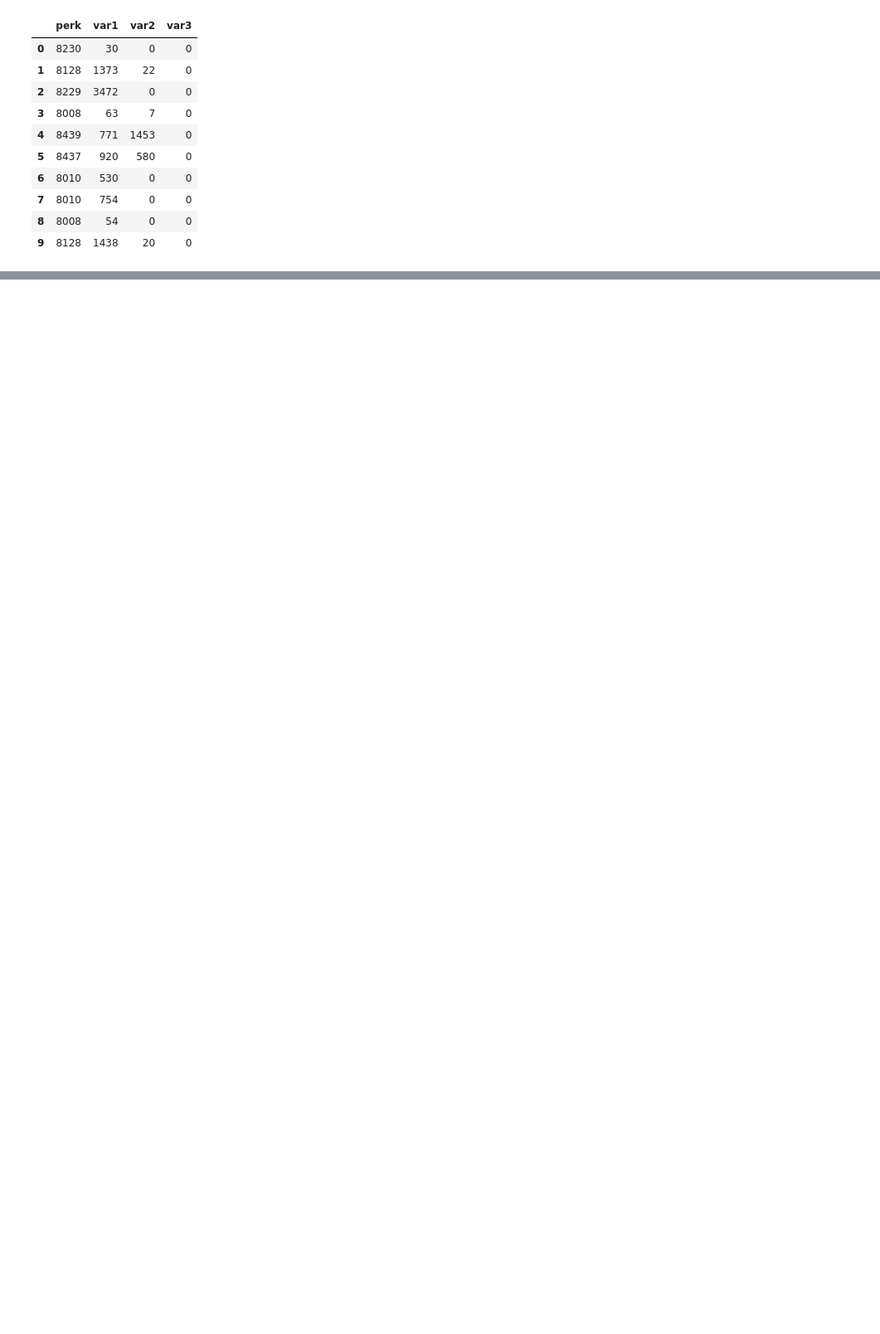
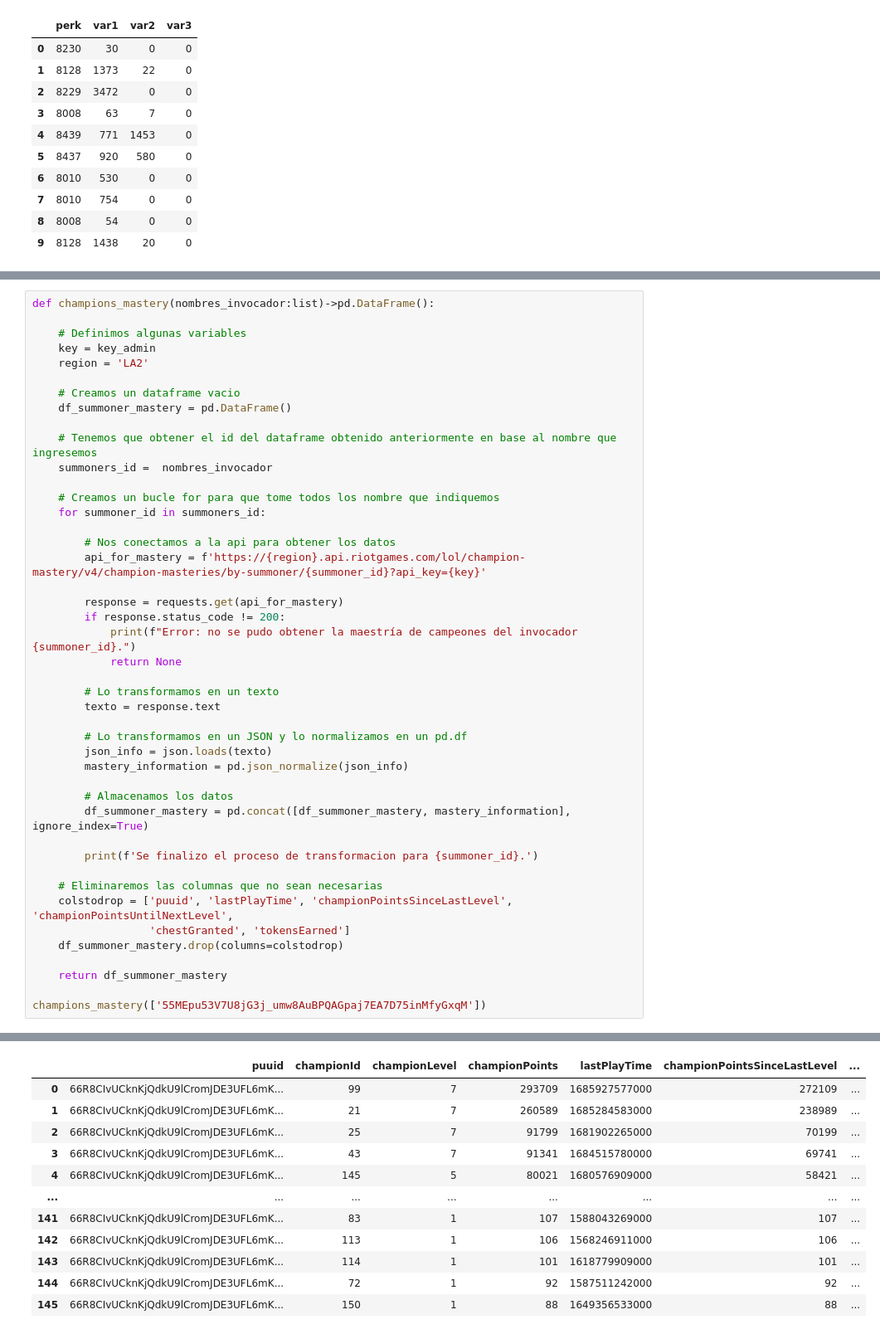
Before and after one commit to HugoCaleroBuratto/LeagueOfLegendMatch, a Jupyter notebook: final.ipynb, the cells around one changed output, grey strips where cells are left out. Shown at 83% size. Cells and saved outputs as stored; diff of their text form; blank space fills up the shorter version.

```diff
--- a/final.ipynb
+++ b/final.ipynb
@@ -302,0 +369,45 @@ partida01
+# %%
+def champions_mastery(nombres_invocador:list)->pd.DataFrame():
+
+    # Definimos algunas variables
+    key = key_admin
+    region = 'LA2'
+
+    # Creamos un dataframe vacio
+    df_summoner_mastery = pd.DataFrame()
+
+    # Tenemos que obtener el id del dataframe obtenido anteriormente en base al nombre que ingresemos
+    summoners_id =  nombres_invocador
+
+    # Creamos un bucle for para que tome todos los nombre que indiquemos
+    for summoner_id in summoners_id:
+
+        # Nos conectamos a la api para obtener los datos
+        api_for_mastery = f'https://{region}.api.riotgames.com/lol/champion-mastery/v4/champion-masteries/by-summoner/{summoner_id}?api_key={key}'
+
+        response = requests.get(api_for_mastery)
+        if response.status_code != 200:
+            print(f"Error: no se pudo obtener la maestría de campeones del invocador {summoner_id}.")
+            return None
+
+        # Lo transformamos en un texto
+        texto = response.text
+
+        # Lo transformamos en un JSON y lo normalizamos en un pd.df
+        json_info = json.loads(texto)
+        mastery_information = pd.json_normalize(json_info)
+
+        # Almacenamos los datos
+        df_summoner_mastery = pd.concat([df_summoner_mastery, mastery_information], ignore_index=True)
+
+        print(f'Se finalizo el proceso de transformacion para {summoner_id}.')
+
+    # Eliminaremos las columnas que no sean necesarias
+    colstodrop = ['puuid', 'lastPlayTime', 'championPointsSinceLastLevel', 'championPointsUntilNextLevel',
+                  'chestGranted', 'tokensEarned']
+    df_summoner_mastery.drop(columns=colstodrop)
+
+    return df_summoner_mastery
+
+champions_mastery(['55MEpu53V7U8jG3j_umw8AuBPQAGpaj7EA7D75inMfyGxqM'])
+# %% [output]
@@ -302,0 +415,12 @@ partida01
+|  | puuid | championId | championLevel | championPoints | lastPlayTime | championPointsSinceLastLevel | ... |
+| 0 | 66R8CIvUCknKjQdkU9lCromJDE3UFL6mK... | 99 | 7 | 293709 | 1685927577000 | 272109 | ... |
+| 1 | 66R8CIvUCknKjQdkU9lCromJDE3UFL6mK... | 21 | 7 | 260589 | 1685284583000 | 238989 | ... |
+| 2 | 66R8CIvUCknKjQdkU9lCromJDE3UFL6mK... | 25 | 7 | 91799 | 1681902265000 | 70199 | ... |
+| 3 | 66R8CIvUCknKjQdkU9lCromJDE3UFL6mK... | 43 | 7 | 91341 | 1684515780000 | 69741 | ... |
+| 4 | 66R8CIvUCknKjQdkU9lCromJDE3UFL6mK... | 145 | 5 | 80021 | 1680576909000 | 58421 | ... |
+| ... | ... | ... | ... | ... | ... | ... | ... |
+| 141 | 66R8CIvUCknKjQdkU9lCromJDE3UFL6mK... | 83 | 1 | 107 | 1588043269000 | 107 | ... |
+| 142 | 66R8CIvUCknKjQdkU9lCromJDE3UFL6mK... | 113 | 1 | 106 | 1568246911000 | 106 | ... |
+| 143 | 66R8CIvUCknKjQdkU9lCromJDE3UFL6mK... | 114 | 1 | 101 | 1618779909000 | 101 | ... |
+| 144 | 66R8CIvUCknKjQdkU9lCromJDE3UFL6mK... | 72 | 1 | 92 | 1587511242000 | 92 | ... |
+| 145 | 66R8CIvUCknKjQdkU9lCromJDE3UFL6mK... | 150 | 1 | 88 | 1649356533000 | 88 | ... |
```
Also changed, not shown: parts of 17 cells of this notebook.
